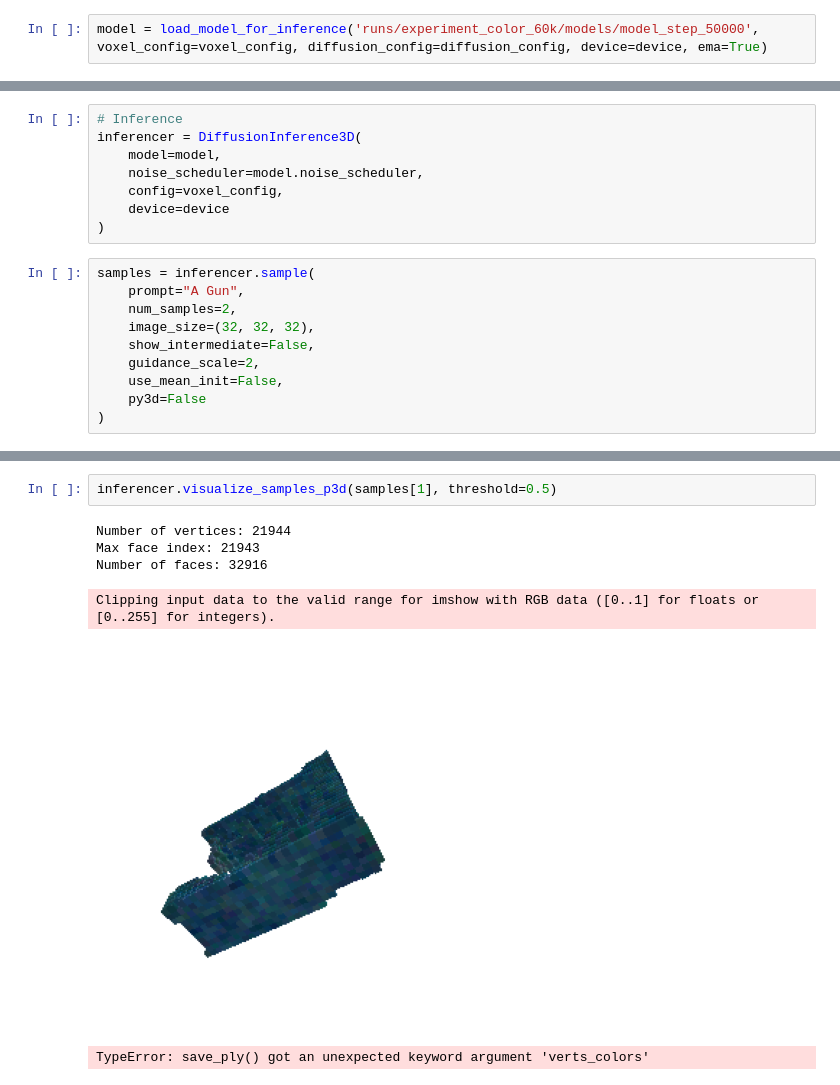
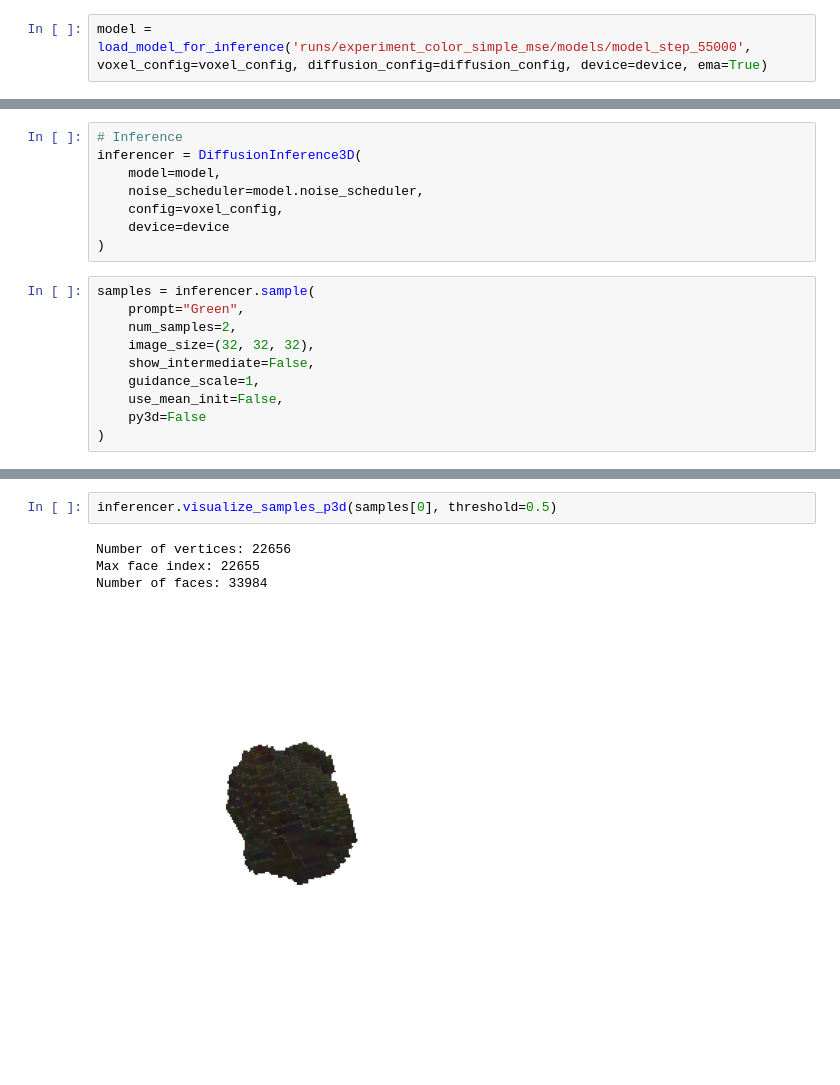
Before and after one commit to PeterAMassih/3D-BlockGen, a Jupyter notebook: run.ipynb, the cells around one changed output, grey strips where cells are left out. Cells and saved outputs as stored; diff of their text form; blank space fills up the shorter version.

```diff
--- a/run.ipynb
+++ b/run.ipynb
@@ -102,3 +110,3 @@ Requirement already satisfied: pytorch3d in /home/pabdel/.local/lib/python3.10/s
 # %%
-model = load_model_for_inference('runs/experiment_color_60k/models/model_step_50000', voxel_config=voxel_config, diffusion_config=diffusion_config, device=device, ema=True)
+model = load_model_for_inference('runs/experiment_color_simple_mse/models/model_step_55000', voxel_config=voxel_config, diffusion_config=diffusion_config, device=device, ema=True)
 # %% [output]
@@ -114,11 +122,11 @@ inferencer = DiffusionInference3D(
 )
 # %%
 samples = inferencer.sample(
-    prompt="A Gun",
+    prompt="Green",
     num_samples=2,
     image_size=(32, 32, 32),
     show_intermediate=False,
-    guidance_scale=2,
+    guidance_scale=1,
     use_mean_init=False,
     py3d=False
 )
@@ -127,9 +149,7 @@ inferencer.visualize_samples(samples, threshold=0.5)
 # %%
-inferencer.visualize_samples_p3d(samples[1], threshold=0.5)
+inferencer.visualize_samples_p3d(samples[0], threshold=0.5)
 # %% [output]
-Number of vertices: 21944
-Max face index: 21943
-Number of faces: 32916
+Number of vertices: 22656
+Max face index: 22655
+Number of faces: 33984
-Clipping input data to the valid range for imshow with RGB data ([0..1] for floats or [0..255] for integers).
-[figure, old version]
+[figure, new version]
-TypeError: save_ply() got an unexpected keyword argument 'verts_colors'
```
Also changed, not shown: parts of 4 cells of this notebook, 2 other files.
